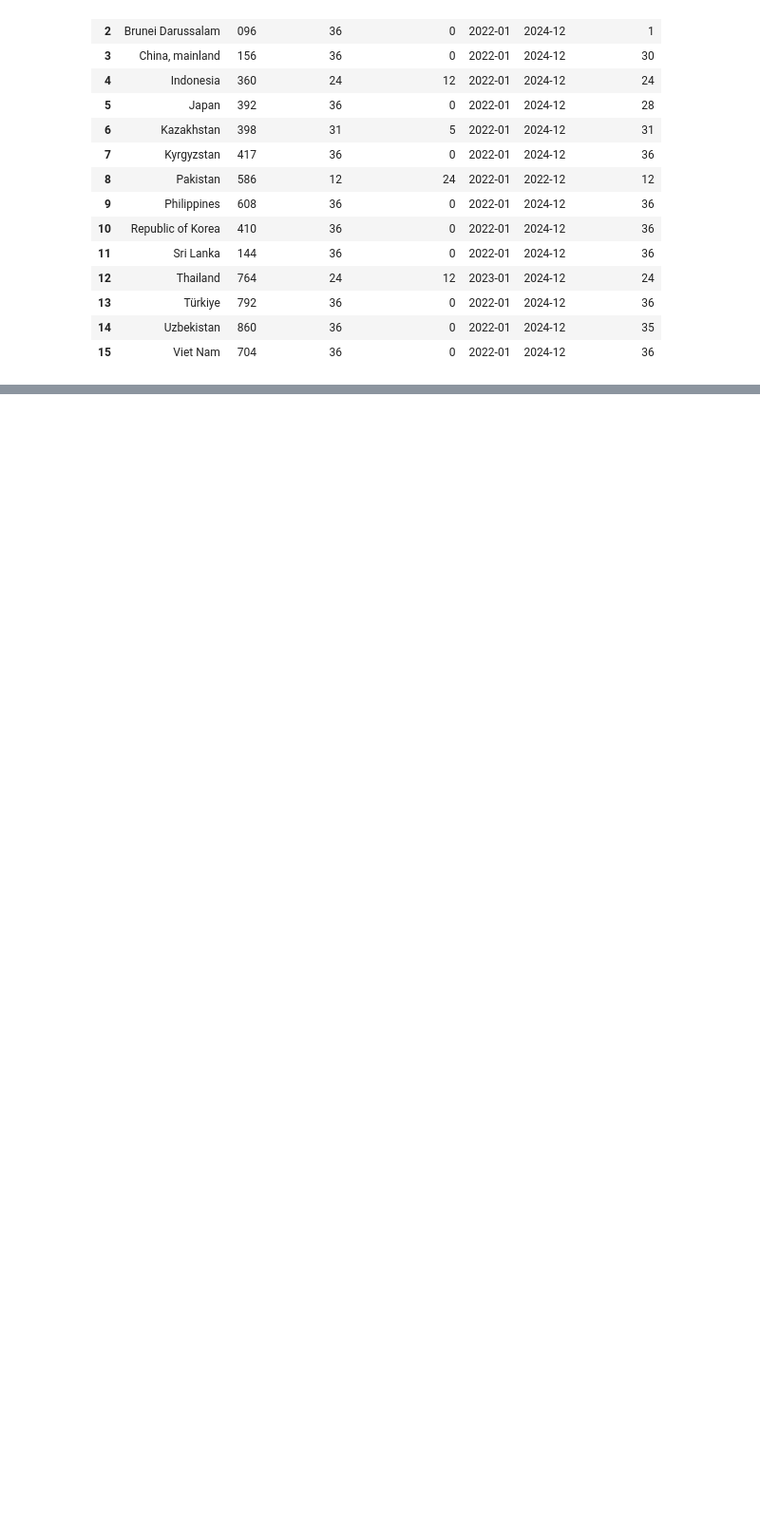
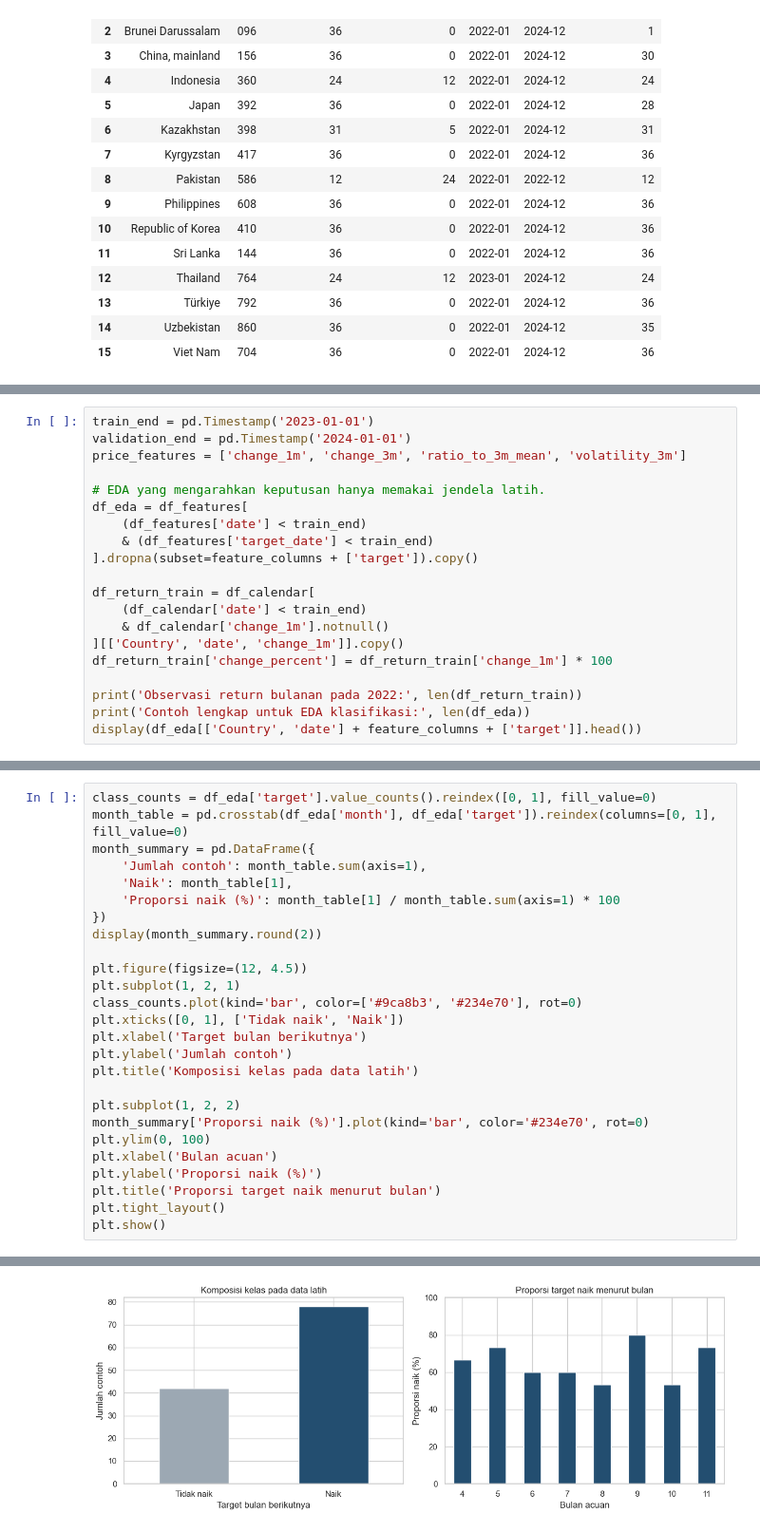
Before and after one commit to firrazmrd/17_IF-B_Sop-Pak-Min-Klaten, a Jupyter notebook: Projek.ipynb, the cells around one changed output, grey strips where cells are left out. Shown at 95% size. Drawn from its saved outputs; the diff is of its cells as text; blank space fills up the shorter version.

```diff
--- a/Projek.ipynb
+++ b/Projek.ipynb
@@ -554,0 +551,20 @@ display(df_return_train['change_percent'].describe().rename('Perubahan bulanan (
+# %%
+train_end = pd.Timestamp('2023-01-01')
+validation_end = pd.Timestamp('2024-01-01')
+price_features = ['change_1m', 'change_3m', 'ratio_to_3m_mean', 'volatility_3m']
+
+# EDA yang mengarahkan keputusan hanya memakai jendela latih.
+df_eda = df_features[
+    (df_features['date'] < train_end)
+    & (df_features['target_date'] < train_end)
+].dropna(subset=feature_columns + ['target']).copy()
+
+df_return_train = df_calendar[
+    (df_calendar['date'] < train_end)
+    & df_calendar['change_1m'].notnull()
+][['Country', 'date', 'change_1m']].copy()
+df_return_train['change_percent'] = df_return_train['change_1m'] * 100
+
+print('Observasi return bulanan pada 2022:', len(df_return_train))
+print('Contoh lengkap untuk EDA klasifikasi:', len(df_eda))
+display(df_eda[['Country', 'date'] + feature_columns + ['target']].head())
@@ -554,0 +711,27 @@ display(df_return_train['change_percent'].describe().rename('Perubahan bulanan (
+# %%
+class_counts = df_eda['target'].value_counts().reindex([0, 1], fill_value=0)
+month_table = pd.crosstab(df_eda['month'], df_eda['target']).reindex(columns=[0, 1], fill_value=0)
+month_summary = pd.DataFrame({
+    'Jumlah contoh': month_table.sum(axis=1),
+    'Naik': month_table[1],
+    'Proporsi naik (%)': month_table[1] / month_table.sum(axis=1) * 100
+})
+display(month_summary.round(2))
+
+plt.figure(figsize=(12, 4.5))
+plt.subplot(1, 2, 1)
+class_counts.plot(kind='bar', color=['#9ca8b3', '#234e70'], rot=0)
+plt.xticks([0, 1], ['Tidak naik', 'Naik'])
+plt.xlabel('Target bulan berikutnya')
+plt.ylabel('Jumlah contoh')
+plt.title('Komposisi kelas pada data latih')
+
+plt.subplot(1, 2, 2)
+month_summary['Proporsi naik (%)'].plot(kind='bar', color='#234e70', rot=0)
+plt.ylim(0, 100)
+plt.xlabel('Bulan acuan')
+plt.ylabel('Proporsi naik (%)')
+plt.title('Proporsi target naik menurut bulan')
+plt.tight_layout()
+plt.show()
+# %% [output]
@@ -554,0 +748 @@ display(df_return_train['change_percent'].describe().rename('Perubahan bulanan (
+[figure, added]
```
Also changed, not shown: parts of 81 cells of this notebook, 1 other file.
